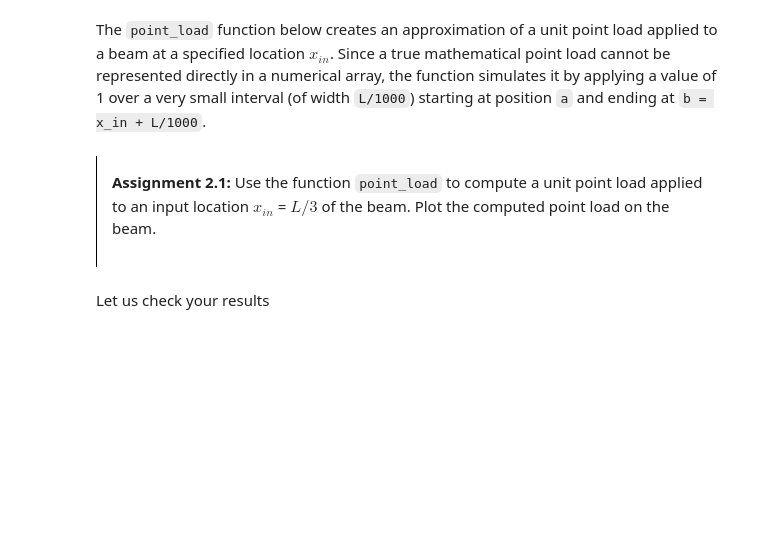
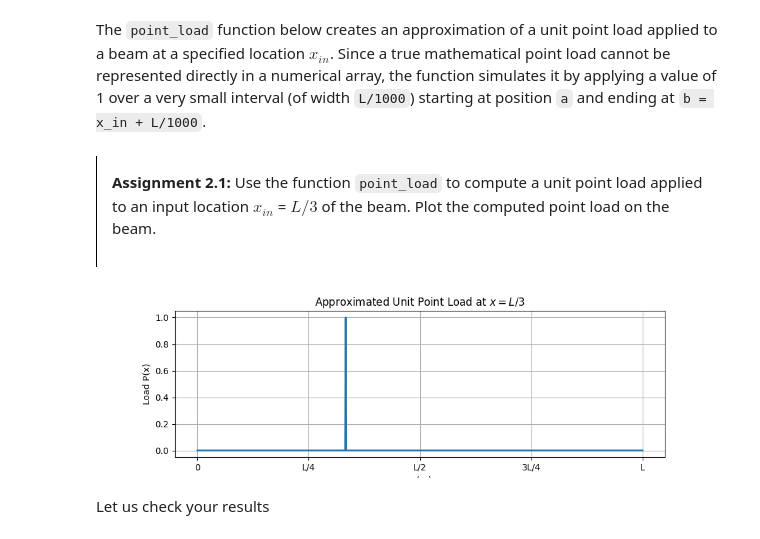
Before and after one commit to TAHA7485/MV2627_Exercises, a Jupyter notebook: Session5_Continuous_systems/session5.ipynb, the cells around one changed output. Drawn from its saved outputs; the diff is of its cells as text; code cells hidden in the pictures; blank space fills up the shorter version.

```diff
--- a/Session5_Continuous_systems/session5.ipynb
+++ b/Session5_Continuous_systems/session5.ipynb
@@ -403,20 +403,23 @@ def point_load(L, x, x_in):
 
 **Assignment 2.1:** Use the function `point_load` to compute a unit point load applied to an input location $x_{in}$ = $L/3$ of the beam. Plot the computed point load on the beam.
 # %%
-L= None # length of the beam
-x= None # positions along the beam
-x_in = None # position of the point load
-p = None # define a simple point load using the function point_load
+L= 1 # length of the beam
+x= np.linspace(0,L,1000) # positions along the beam
+x_in = L/3 # position of the point load
+p = point_load(L,x,x_in) # define a simple point load using the function point_load
 
 fig, ax = plt.subplots(figsize=(10, 3))
-# YOUR CODE HERE
-raise NotImplementedError()
+# On trace la force ponctuelle p en fonction de la position x
+ax.plot(x, p, color='tab:blue', lw=2)
+
 ax.set_title('Approximated Unit Point Load at $x = L/3$')
 ax.set_xlabel('x (m)')
 ax.set_ylabel('Load P(x)')
 ax.set_xticks([0, L/4, L/2, 3*L/4, L])
 ax.set_xticklabels(['0', 'L/4', 'L/2', '3L/4', 'L'])
 ax.grid(True)
+# %% [output]
+[figure, added]
 # %% [markdown]
 Let us check your results
 # %%
```
Also changed, not shown: parts of 13 cells of this notebook.
